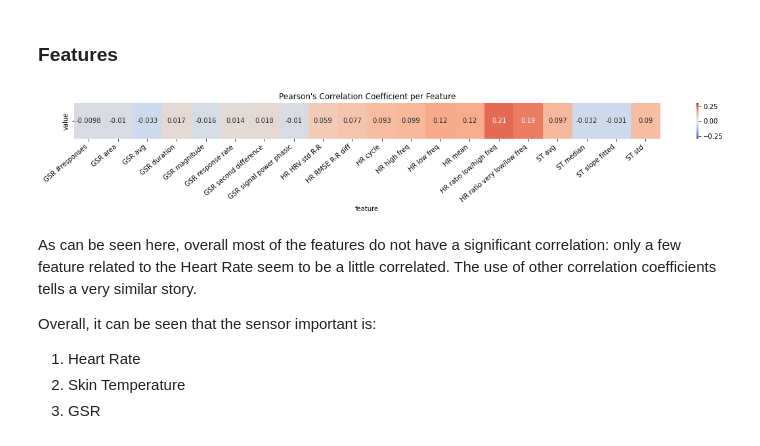
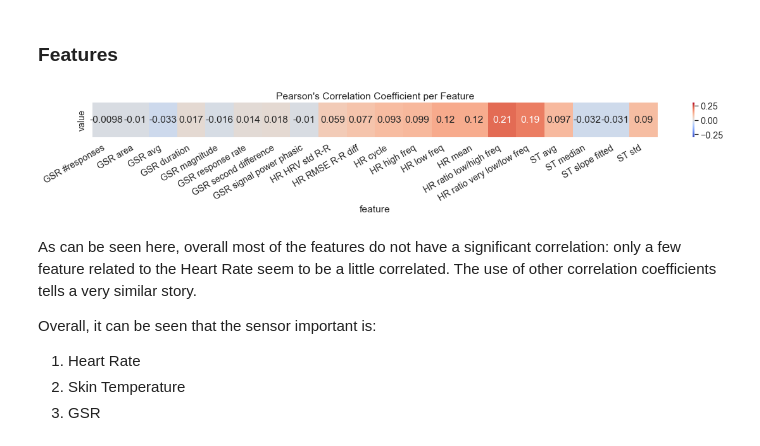
Before and after one commit to LeonardoAlchieri/MUSE, a Jupyter notebook: notebooks/correlation.ipynb, the cells around one changed output. Drawn from its saved outputs; the diff is of its cells as text; code cells hidden in the pictures.

```diff
--- a/notebooks/correlation.ipynb
+++ b/notebooks/correlation.ipynb
@@ -331,31 +331,33 @@ From the analysis of the correlations in time, i.e. when considering all of the
 # %% [markdown]
 ### Features
 # %%
+from seaborn import set as set_vars
 correlation_results: DataFrame = (
     hand_crafted_data.groupby(axis=1, level=0)
     .apply(
         lambda data: Series(
             correlation_method(data.iloc[:, 0], labels), index=["value", "p-value"]
         )
     )
 )
 
 df_to_save: DataFrame = correlation_results.loc[['value'], :]
 
 figure(figsize=(20, 1))
 heatmap(df_to_save,
         xticklabels=df_to_save.columns,
         vmax=0.3, vmin=-0.3, center=0,
         cmap='coolwarm',
         yticklabels=df_to_save.index, annot=True)
 title(f"{corr_chosen}'s Correlation Coefficient per Feature")
-xticks(rotation=40, ha="right")
+xticks(rotation=30, ha="right")
+set_vars(font_scale=1.3)
 tight_layout()
 savefig(f'../visualizations/correlation_feature_{corr_chosen}.pdf', bbox_inches = "tight")
 
 show()
 # %% [output]
-[figure, old version]
+[figure, new version]
 # %% [markdown]
 As can be seen here, overall most of the features do not have a significant correlation: only a few feature related to the Heart Rate seem to be a little correlated. The use of other correlation coefficients tells a very similar story.
 
```
Also changed, not shown: parts of 1 cell of this notebook, 5 other files.
